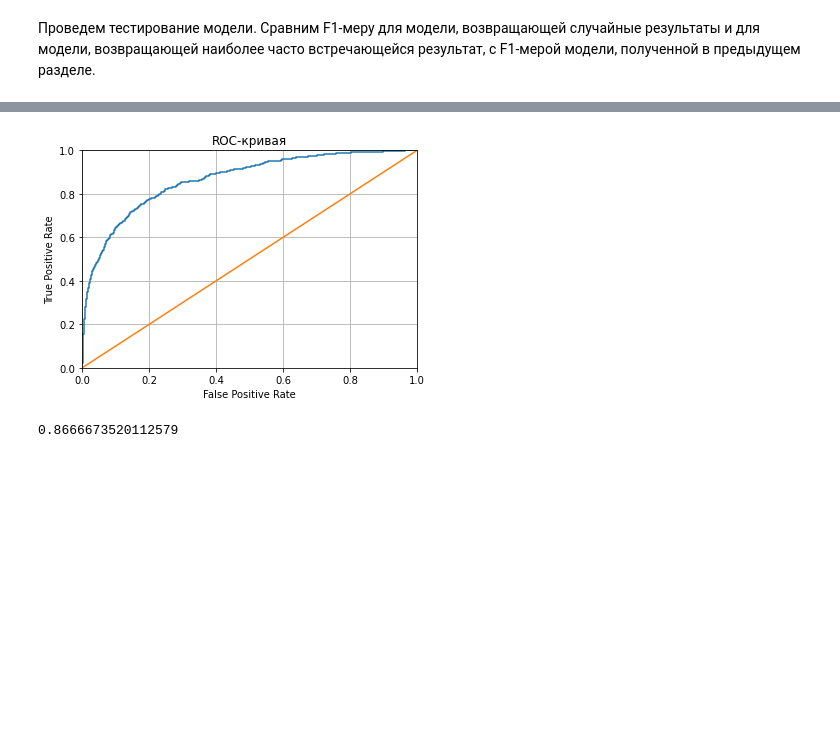
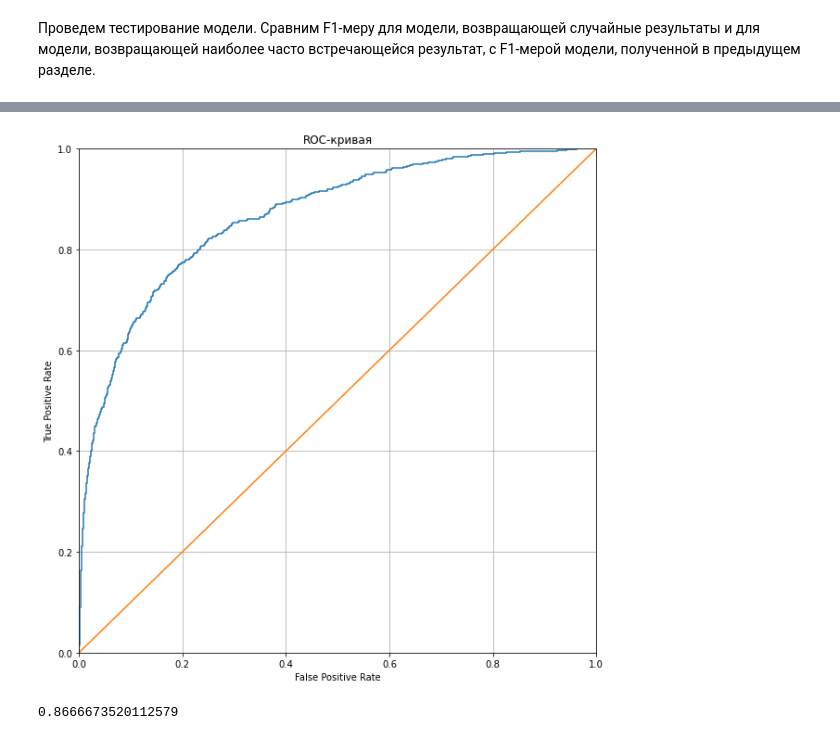
Before and after one commit to VladimirLamekhov/Supervised-Learning, a Jupyter notebook: Supervised_learning.ipynb, the cells around one changed output, grey strips where cells are left out. Saved outputs shown, nothing was run; the diff lists cells and outputs as text; code cells hidden in the pictures; blank space fills up the shorter version.

```diff
--- a/Supervised_learning.ipynb
+++ b/Supervised_learning.ipynb
@@ -291,21 +291,22 @@ print(f1_score(target_test, dummy_model_prediction))
 # %%
 # Построим ROC-кривую для лучшей и дамми моделей
 probabilities_one_valid_rfb = rfb_grid_search.best_estimator_.predict_proba(features_test)[:, 1]
 fpr_rfb, tpr_rfb, thresholds = roc_curve(target_test, probabilities_one_valid_rfb)
 probabilities_one_valid_dum = dummy_model.predict_proba(features_test)[:, 1]
 fpr_dum, tpr_dum, thresholds = roc_curve(target_test, probabilities_one_valid_dum)
 fig, ax = plt.subplots()
+fig.set_size_inches(10, 10)
 plt.plot(fpr_rfb, tpr_rfb)
 plt.plot(fpr_dum, tpr_dum)
 plt.xlim([0.0, 1.0])
 plt.ylim([0.0, 1.0])
 plt.xlabel('False Positive Rate')
 plt.ylabel('True Positive Rate')
 plt.title('ROC-кривая')
 ax.grid()
 plt.show()
 # %% [output]
-[figure, old version]
+[figure, new version]
 # %%
 # Вычислим AUC-ROC для лучшей модели
 roc_auc_score(target_test, probabilities_one_valid_rfb)
```
Also changed, not shown: parts of 1 cell of this notebook.
